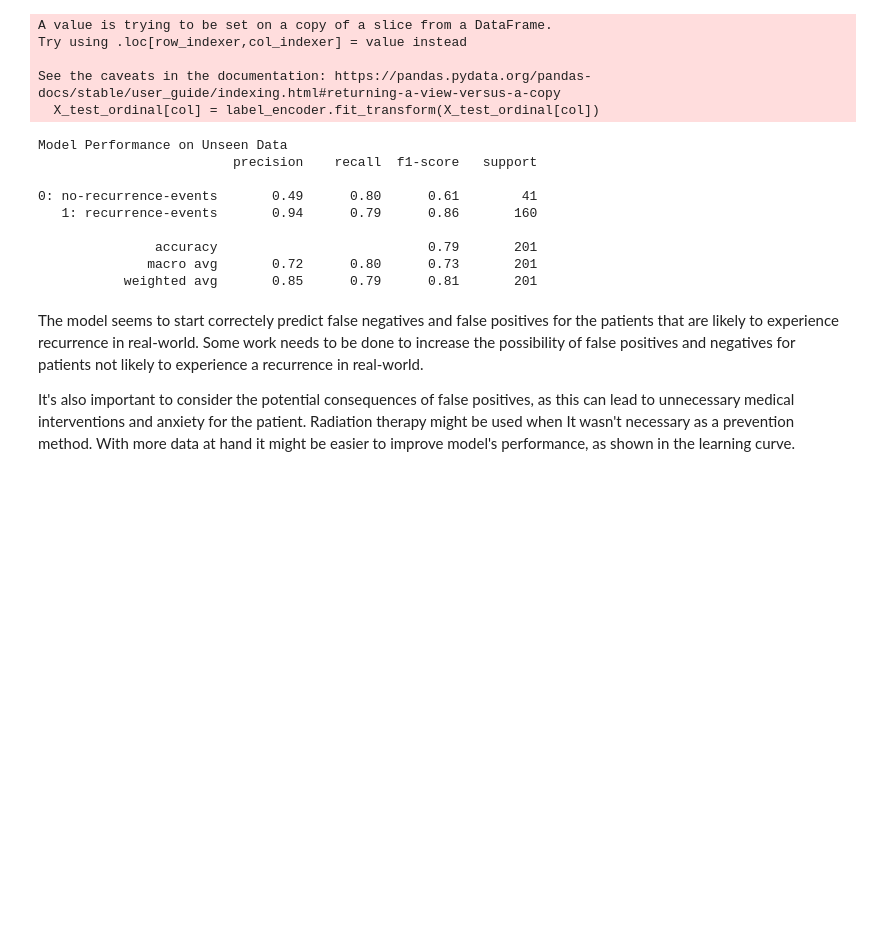
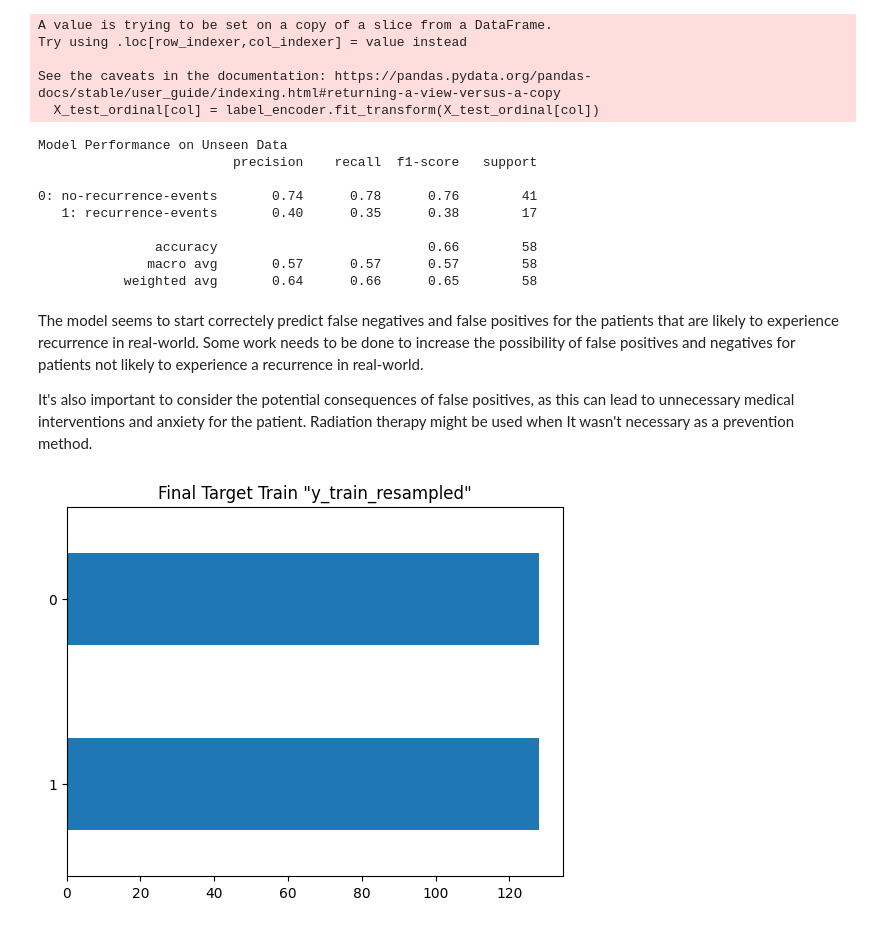
Before and after one commit to daniocionini/Prediction-Model-Breast-Cancer-Recurrence, a Jupyter notebook: model_prediction_recurrence_breast_cancer.ipynb, the cells around one changed output. Drawn from its saved outputs; the diff is of its cells as text; code cells hidden in the pictures; blank space fills up the shorter version.

```diff
--- a/model_prediction_recurrence_breast_cancer.ipynb
+++ b/model_prediction_recurrence_breast_cancer.ipynb
@@ -357,17 +391,15 @@ shap.plots.waterfall(shap_values[0])
 # %% [markdown]
 ### PERFORM CROSS-VALIDATION USING GREAT SEARCHCV TO TUNE THE MODEL
 # %%
-model = RandomForestClassifier()
+model = KNeighborsClassifier()
 
 # define the hyperparameters to search over
 param_grid = {
-    'n_estimators': [100, 200, 500],
-    'max_depth': [None, 10, 20],
-    'min_samples_split': [2, 5, 10],
-    'min_samples_leaf': [1, 2, 4],
-    'class_weight': ['balanced', 'balanced_subsample', {0:1, 1:5}]
+    'n_neighbors': [3, 5, 7, 9, 11],
+    'weights': ['uniform', 'distance'],
+    'algorithm': ['auto', 'ball_tree', 'kd_tree', 'brute'],
+    'p': [1, 2]
 }
-
 # define the cross-validation scheme
 cv = StratifiedKFold(n_splits=5, shuffle=True, random_state=42)
 
@@ -377,9 +409,8 @@ scorer = make_scorer(f1_score)
 # perform grid search with cross-validation
 grid_search = GridSearchCV(estimator=model, param_grid=param_grid, cv=cv, scoring=scorer, n_jobs=-1)
 
-smote = SMOTE(random_state=42, sampling_strategy=smote_strategy, k_neighbors=smote_k)
-X_train_resampled, y_train_resampled = smote.fit_resample(X_train_eval, y_train_eval)
-
+ros = RandomOverSampler(random_state=42)
+X_train_resampled, y_train_resampled = ros.fit_resample(X_train_eval, y_train_eval)
 
 grid_search.fit(X_train_resampled, y_train_resampled)
 best_params = grid_search.best_params_
@@ -420,28 +451,35 @@ Try using .loc[row_indexer,col_indexer] = value instead
 See the caveats in the documentation: https://pandas.pydata.org/pandas-docs/stable/user_guide/indexing.html#returning-a-view-versus-a-copy
   X_test_ordinal[col] = label_encoder.fit_transform(X_test_ordinal[col])
 # %%
-model = RandomForestClassifier(**best_params)
+model = KNeighborsClassifier(**best_params)
 
 
 model.fit(X_train_resampled, y_train_resampled)
-y_pred = model.predict(X_test_resampled)
+y_pred = model.predict(X_test_encoded)
 
 
 target_names = ['0: no-recurrence-events', '1: recurrence-events']
-report = classification_report(y_test_resampled, y_pred, target_names=target_names)
+report = classification_report(y_test_encoded, y_pred, target_names=target_names)
 print('Model Performance on Unseen Data')
 print(report)
 # %% [output]
 Model Performance on Unseen Data
                          precision    recall  f1-score   support
 
-0: no-recurrence-events       0.49      0.80      0.61        41
-   1: recurrence-events       0.94      0.79      0.86       160
+0: no-recurrence-events       0.74      0.78      0.76        41
+   1: recurrence-events       0.40      0.35      0.38        17
 
-               accuracy                           0.79       201
-              macro avg       0.72      0.80      0.73       201
-           weighted avg       0.85      0.79      0.81       201
+               accuracy                           0.66        58
+              macro avg       0.57      0.57      0.57        58
+           weighted avg       0.64      0.66      0.65        58
 # %% [markdown]
 The model seems to start correctely predict false negatives and false positives for the patients that are likely to experience recurrence in real-world. Some work needs to be done to increase the possibility of false positives and negatives for patients not likely to experience a recurrence in real-world.
 
-It's also important to consider the potential consequences of false positives, as this can lead to unnecessary medical interventions and anxiety for the patient. Radiation therapy might be used when It wasn't necessary as a prevention method. With more data at hand it might be easier to improve model's performance, as shown in the learning curve.
+It's also important to consider the potential consequences of false positives, as this can lead to unnecessary medical interventions and anxiety for the patient. Radiation therapy might be used when It wasn't necessary as a prevention method.
+# %%
+y_train_res = y_train_resampled.value_counts()
+y_train_res.plot.barh()
+plt.title('Final Target Train "y_train_resampled"')
+plt.show()
+# %% [output]
+[figure, added]
```
Also changed, not shown: parts of 19 cells of this notebook.
